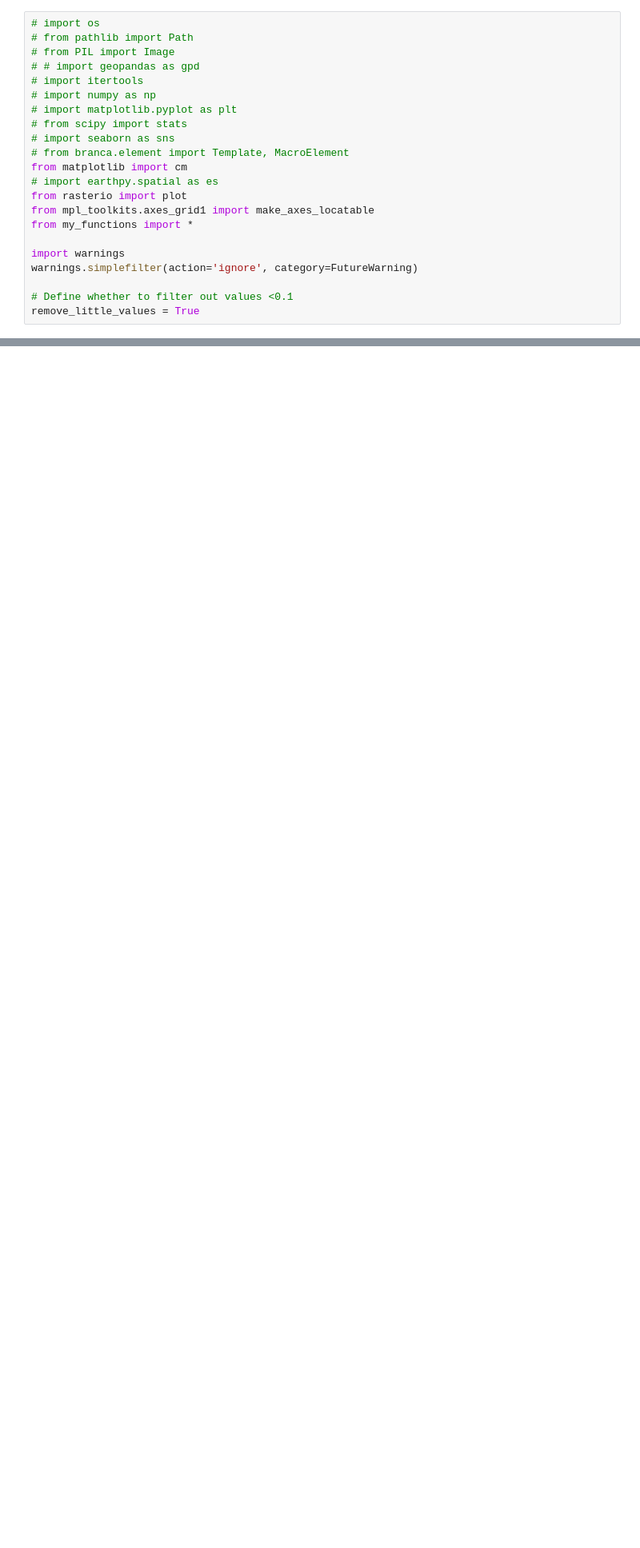
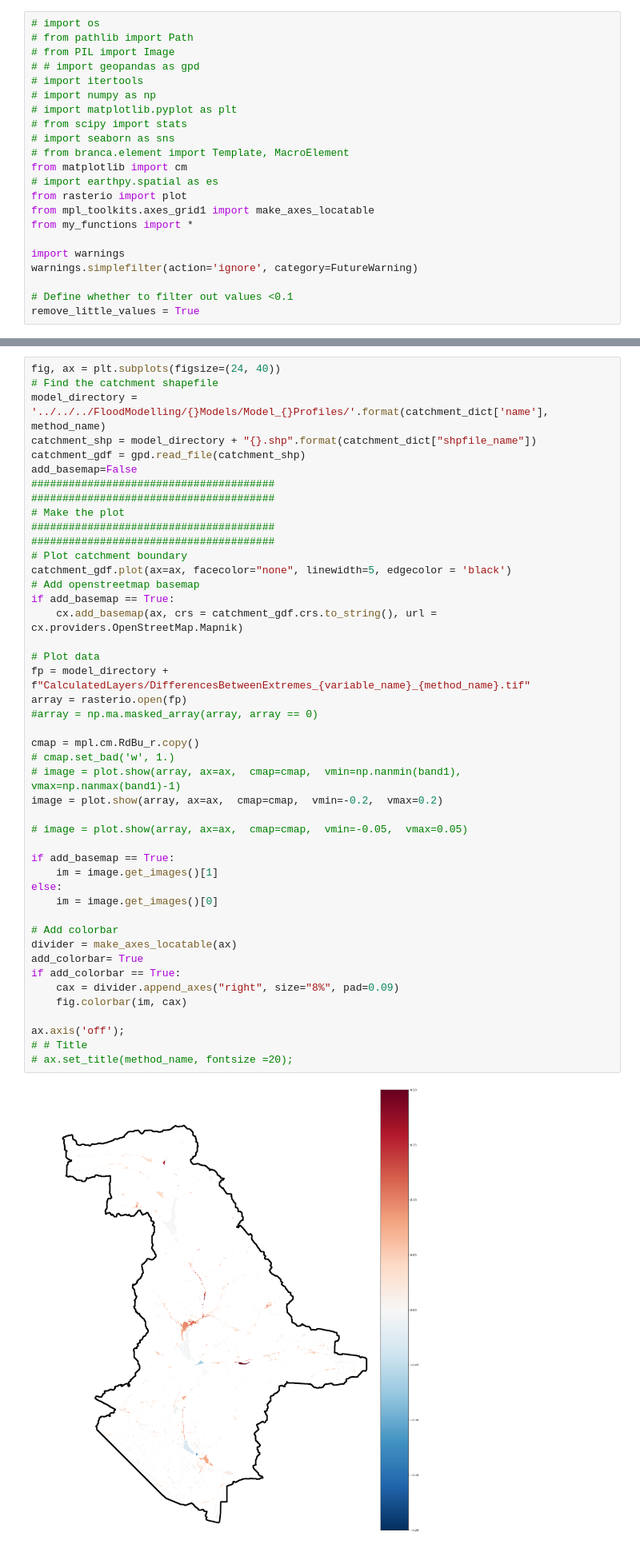
Before and after one commit to masher92/UKCP18, a Jupyter notebook: CatchmentAnalysis/ProcessModelResults/SpatialPlots-Copy1.ipynb, the cells around one changed output, grey strips where cells are left out. Shown at 80% size. Drawn from its saved outputs; the diff is of its cells as text; blank space fills up the shorter version.

```diff
--- a/CatchmentAnalysis/ProcessModelResults/SpatialPlots-Copy1.ipynb
+++ b/CatchmentAnalysis/ProcessModelResults/SpatialPlots-Copy1.ipynb
@@ -463,0 +452,47 @@ find_difference_between_extremes(wb_dict, 'Depth', 'Observed')
+# %%
+fig, ax = plt.subplots(figsize=(24, 40))
+# Find the catchment shapefile
+model_directory = '../../../FloodModelling/{}Models/Model_{}Profiles/'.format(catchment_dict['name'], method_name)
+catchment_shp = model_directory + "{}.shp".format(catchment_dict["shpfile_name"])
+catchment_gdf = gpd.read_file(catchment_shp)
+add_basemap=False
+#######################################
+#######################################
+# Make the plot
+#######################################
+#######################################
+# Plot catchment boundary
+catchment_gdf.plot(ax=ax, facecolor="none", linewidth=5, edgecolor = 'black')
+# Add openstreetmap basemap
+if add_basemap == True:
+    cx.add_basemap(ax, crs = catchment_gdf.crs.to_string(), url = cx.providers.OpenStreetMap.Mapnik)
+
+# Plot data
+fp = model_directory + f"CalculatedLayers/DifferencesBetweenExtremes_{variable_name}_{method_name}.tif"
+array = rasterio.open(fp)
+#array = np.ma.masked_array(array, array == 0)
+
+cmap = mpl.cm.RdBu_r.copy()
+# cmap.set_bad('w', 1.)
+# image = plot.show(array, ax=ax,  cmap=cmap,  vmin=np.nanmin(band1),  vmax=np.nanmax(band1)-1)
+image = plot.show(array, ax=ax,  cmap=cmap,  vmin=-0.2,  vmax=0.2)
+
+# image = plot.show(array, ax=ax,  cmap=cmap,  vmin=-0.05,  vmax=0.05)
+
+if add_basemap == True:
+    im = image.get_images()[1]
+else:
+    im = image.get_images()[0]
+
+# Add colorbar
+divider = make_axes_locatable(ax)
+add_colorbar= True
+if add_colorbar == True:
+    cax = divider.append_axes("right", size="8%", pad=0.09)
+    fig.colorbar(im, cax)
+
+ax.axis('off');
+# # Title
+# ax.set_title(method_name, fontsize =20);
+# %% [output]
+[figure, added]
```
Also changed, not shown: parts of 56 cells of this notebook.
